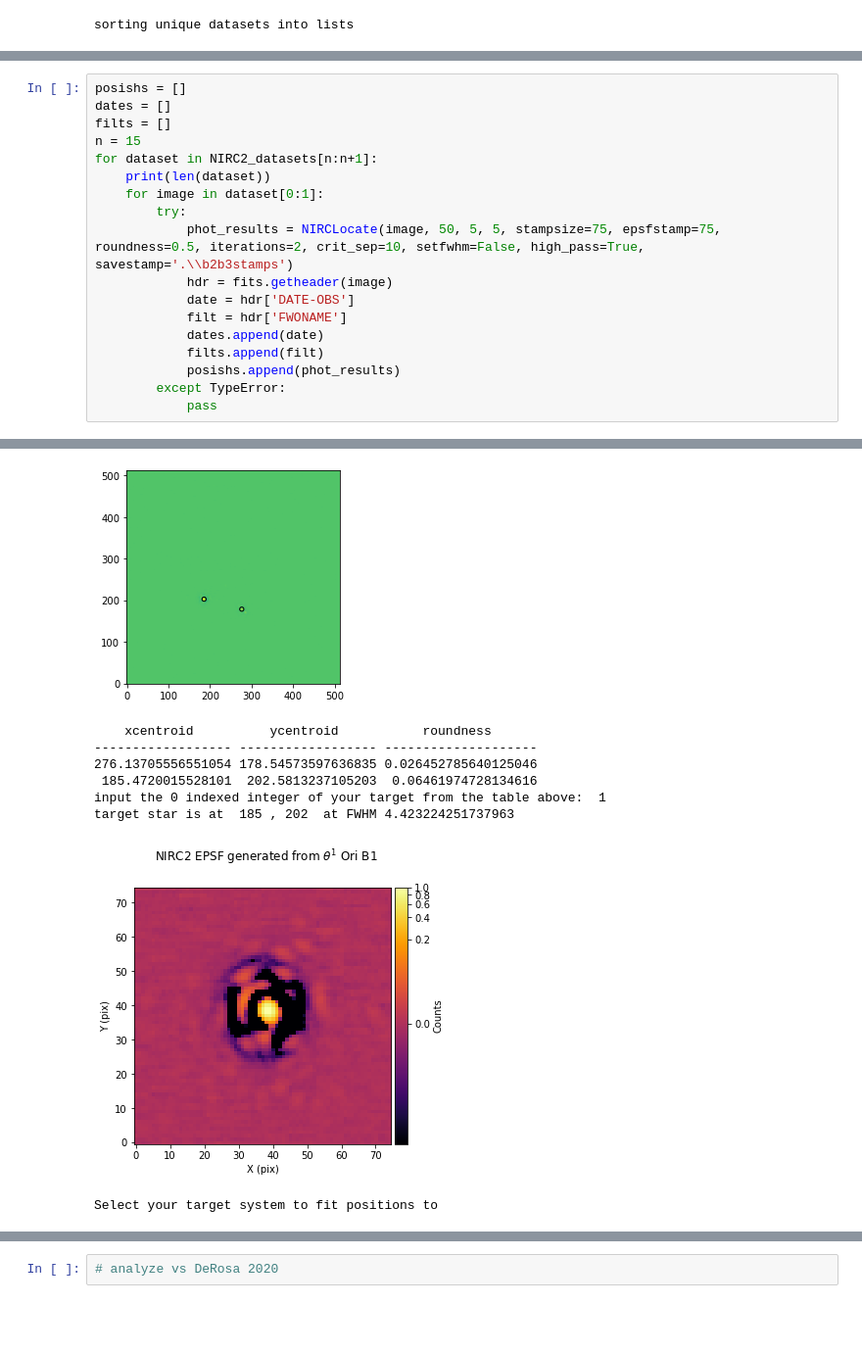
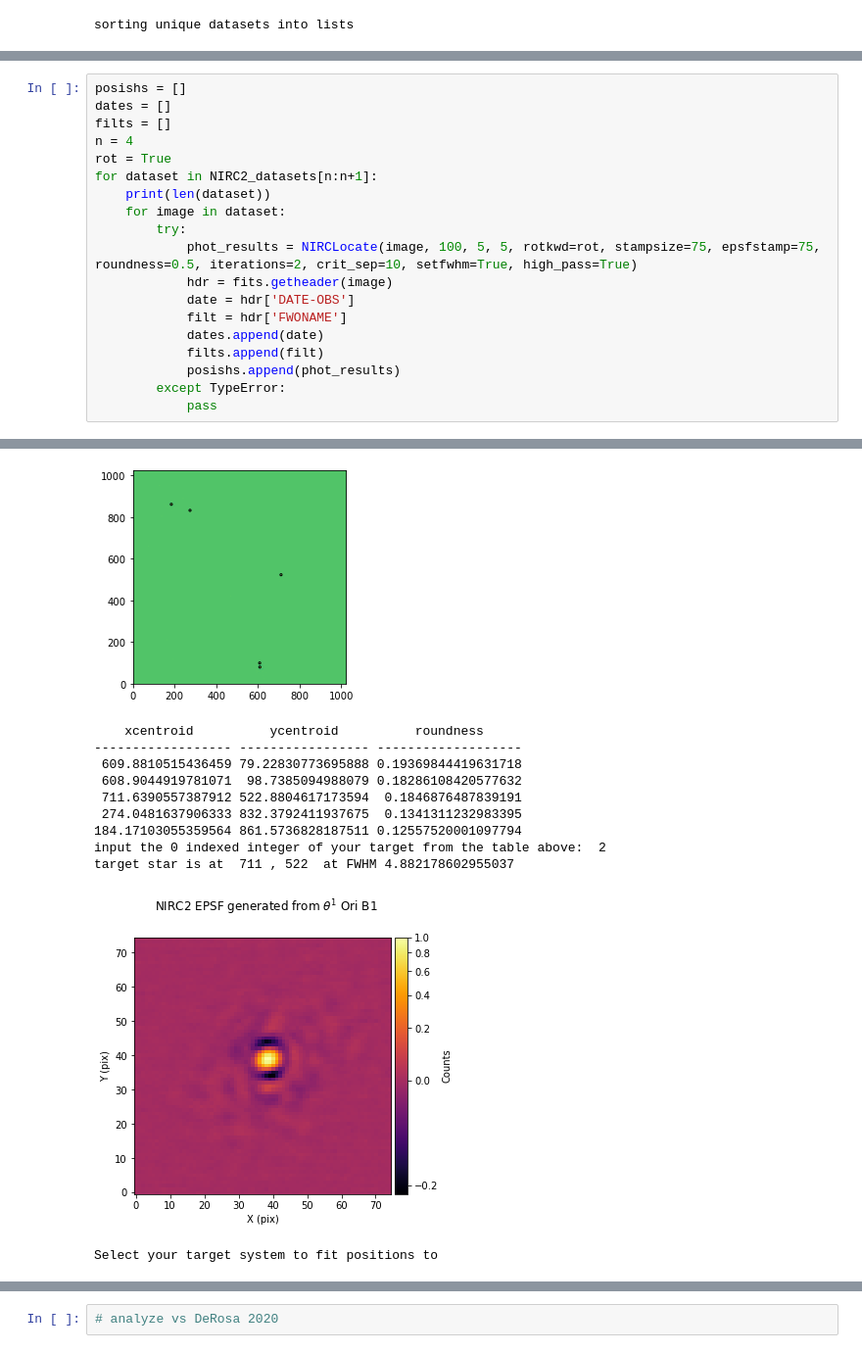
Before and after one commit to wbalmer/diskShapers, a Jupyter notebook: astroCalib/NIRC2_Trapezium.ipynb, the cells around one changed output, grey strips where cells are left out. Shown at 98% size. Cells and saved outputs as stored; diff of their text form; blank space fills up the shorter version.

```diff
--- a/astroCalib/NIRC2_Trapezium.ipynb
+++ b/astroCalib/NIRC2_Trapezium.ipynb
@@ -62,12 +58,13 @@ len(NIRC2_datasets)
 posishs = []
 dates = []
 filts = []
-n = 15
+n = 4
+rot = True
 for dataset in NIRC2_datasets[n:n+1]:
     print(len(dataset))
-    for image in dataset[0:1]:
+    for image in dataset:
         try:
-            phot_results = NIRCLocate(image, 50, 5, 5, stampsize=75, epsfstamp=75, roundness=0.5, iterations=2, crit_sep=10, setfwhm=False, high_pass=True, savestamp='.\\b2b3stamps')
+            phot_results = NIRCLocate(image, 100, 5, 5, rotkwd=rot, stampsize=75, epsfstamp=75, roundness=0.5, iterations=2, crit_sep=10, setfwhm=True, high_pass=True)
             hdr = fits.getheader(image)
             date = hdr['DATE-OBS']
             filt = hdr['FWONAME']
@@ -81,10 +80,13 @@ for dataset in NIRC2_datasets[n:n+1]:
 Choose a reference star image to create a reference PSF from
-[figure, old version]
+[figure, new version]
-    xcentroid          ycentroid           roundness
------------------- ------------------ --------------------
-276.13705556551054 178.54573597636835 0.026452785640125046
- 185.4720015528101  202.5813237105203  0.06461974728134616
-input the 0 indexed integer of your target from the table above:  1
-target star is at  185 , 202  at FWHM 4.423224251737963
+    xcentroid          ycentroid          roundness
+------------------ ----------------- -------------------
+ 609.8810515436459 79.22830773695888 0.19369844419631718
+ 608.9044919781071  98.7385094988079 0.18286108420577632
+ 711.6390557387912 522.8804617173594  0.1846876487839191
+ 274.0481637906333 832.3792411937675  0.1341311232983395
+184.17103055359564 861.5736828187511 0.12557520001097794
+input the 0 indexed integer of your target from the table above:  2
+target star is at  711 , 522  at FWHM 4.882178602955037
-[figure, old version]
+[figure, new version]
 Select your target system to fit positions to
```
Also changed, not shown: parts of 25 cells of this notebook, 37 other files.
